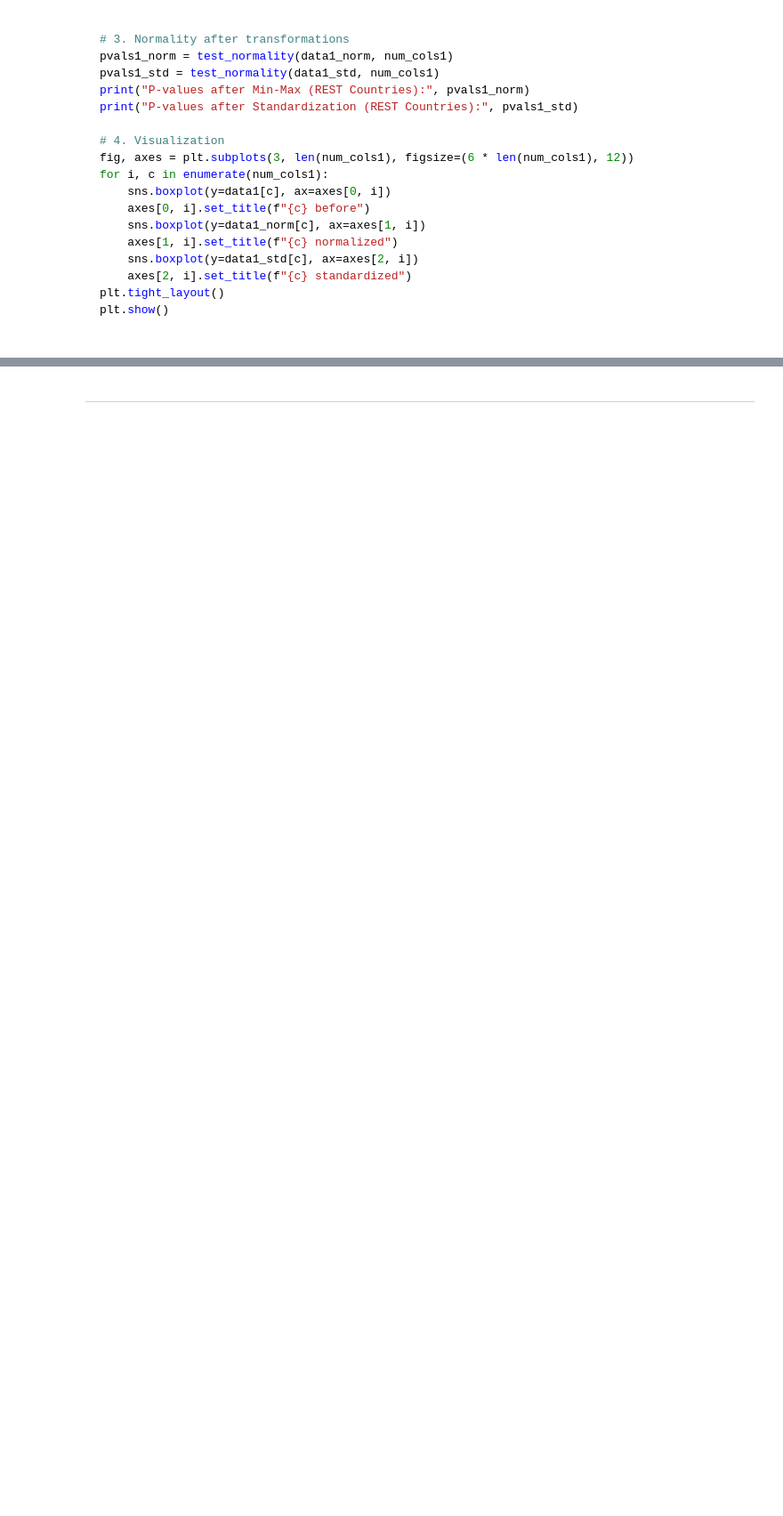
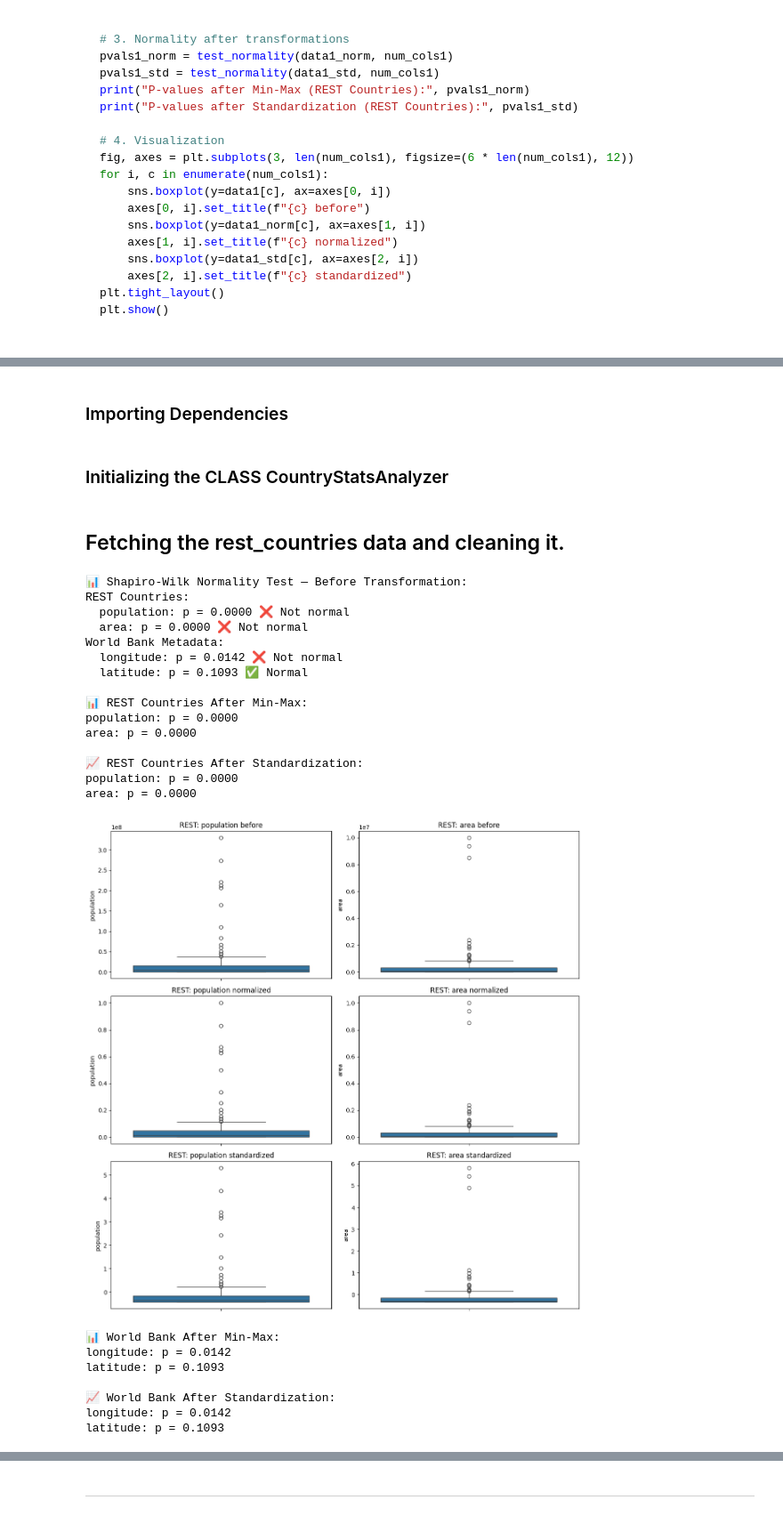
Before and after one commit to abdullahiabdirizak32-hub/IntroToInference, a Jupyter notebook: IntroToInference_Workshop.ipynb, the cells around one changed output, grey strips where cells are left out. Shown at 89% size. Cells and saved outputs as stored; diff of their text form; code cells hidden in the pictures; blank space fills up the shorter version.

```diff
--- a/IntroToInference_Workshop.ipynb
+++ b/IntroToInference_Workshop.ipynb
@@ -1302,0 +1299,2 @@ plt.show()
+# %% [markdown]
+### Importing Dependencies
@@ -1302,0 +1308,4 @@ plt.show()
+# %% [markdown]
+### Initializing the CLASS CountryStatsAnalyzer
+# %% [markdown]
+## Fetching the rest_countries data and cleaning it.
@@ -1302,0 +1438,27 @@ plt.show()
+# %%
+analyzer = CountryStatsAnalyzer()
+analyzer.run()
+# %% [output]
+📊 Shapiro-Wilk Normality Test — Before Transformation:
+REST Countries:
+  population: p = 0.0000 ❌ Not normal
+  area: p = 0.0000 ❌ Not normal
+World Bank Metadata:
+  longitude: p = 0.0142 ❌ Not normal
+  latitude: p = 0.1093 ✅ Normal
+
+📊 REST Countries After Min-Max:
+population: p = 0.0000
+area: p = 0.0000
+
+📈 REST Countries After Standardization:
+population: p = 0.0000
+area: p = 0.0000
+[figure, added]
+📊 World Bank After Min-Max:
+longitude: p = 0.0142
+latitude: p = 0.1093
+
+📈 World Bank After Standardization:
+longitude: p = 0.0142
+latitude: p = 0.1093
```
Also changed, not shown: parts of 7 cells of this notebook.
